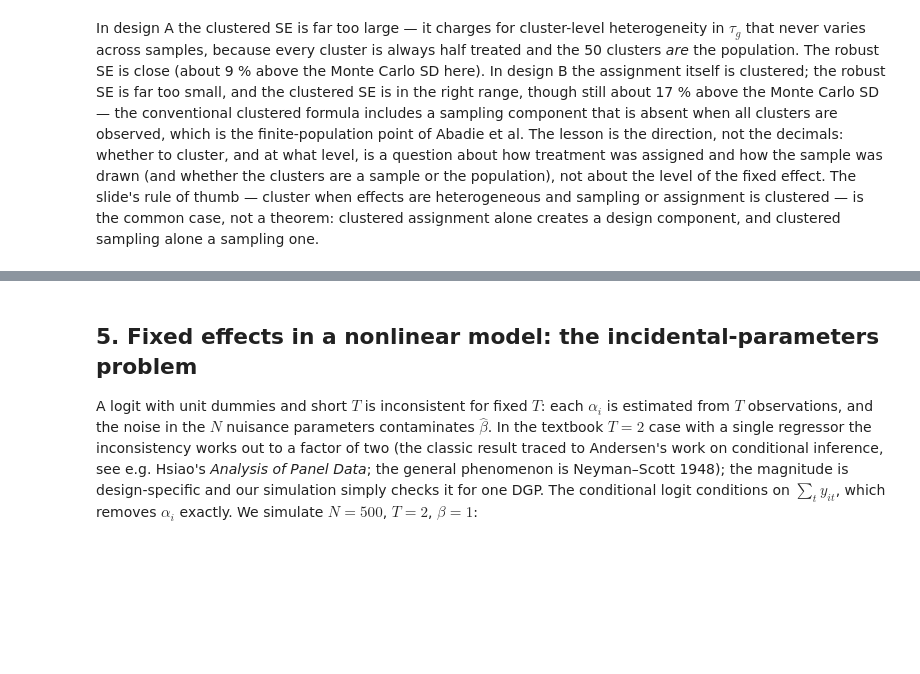
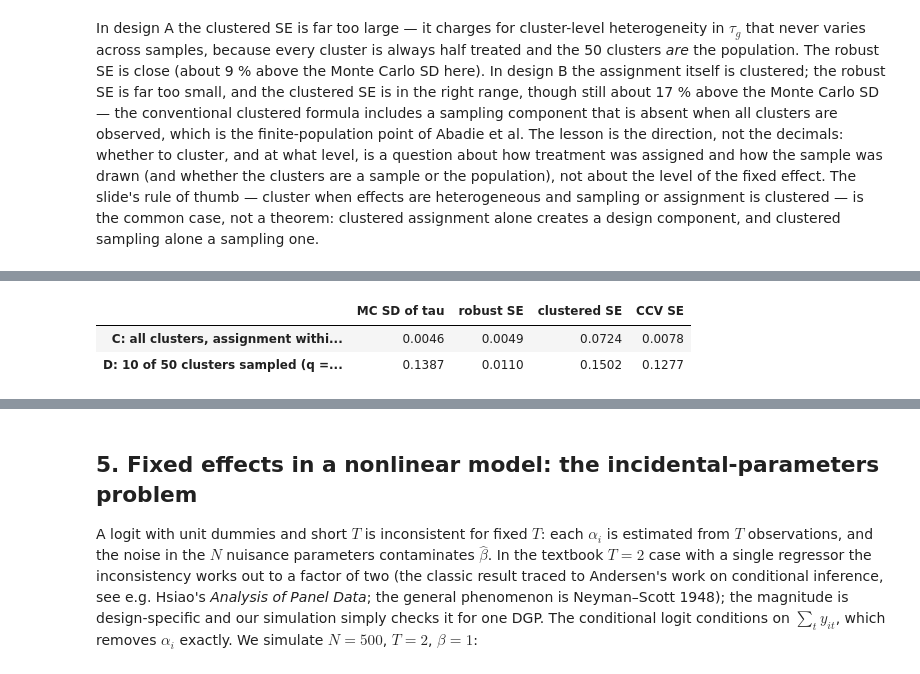
Before and after one commit to felixnoth/metrics-cgde, a Jupyter notebook: session-05-fixed-effects/fixed_effects_standard_errors.ipynb, the cells around one changed output, grey strips where cells are left out. Cells and saved outputs as stored; diff of their text form; code cells hidden in the pictures; blank space fills up the shorter version.

```diff
--- a/session-05-fixed-effects/fixed_effects_standard_errors.ipynb
+++ b/session-05-fixed-effects/fixed_effects_standard_errors.ipynb
@@ -289,0 +362,26 @@ clustered sampling alone a sampling one.
+# %%
+def ccv_designs(G=50, n=4000, reps=60, q=1.0, rng=rng_ccv):
+    g = np.repeat(np.arange(G), n)
+    tau_g = rng.normal(1.0, 0.5, G)
+    y0 = rng.normal(0, 0.3, G)[g] + rng.normal(0, 1, G * n)         # fixed potential outcomes: the finite population
+    b, se_hc, se_cl, se_ccv = [], [], [], []
+    for _ in range(reps):
+        w = rng.binomial(1, 0.5, G * n)                              # assignment is the randomness ...
+        keep = np.ones(G * n, bool)
+        if q < 1:                                                     # ... plus which clusters are sampled
+            keep = np.isin(g, rng.choice(G, int(round(q * G)), replace=False))
+        y = y0 + tau_g[g] * w
+        yy, ww, gg = y[keep], w[keep], g[keep]
+        fit = sm.OLS(yy, sm.add_constant(ww)).fit()
+        b.append(fit.params[1])
+        se_hc.append(fit.get_robustcov_results(cov_type="HC1").bse[1])
+        se_cl.append(fit.get_robustcov_results(cov_type="cluster", groups=gg).bse[1])
+        se_ccv.append(ccv_se(yy, ww, gg, q=q, p=1.0, rng=rng))
+    return pd.Series({"MC SD of tau": np.std(b), "robust SE": np.mean(se_hc), "clustered SE": np.mean(se_cl), "CCV SE": np.mean(se_ccv)})
+
+pd.DataFrame({"C: all clusters, assignment within (q = 1)": ccv_designs(q=1.0),
+              "D: 10 of 50 clusters sampled (q = 0.2)":    ccv_designs(q=0.2)}).T
+# %% [output]
+|  | MC SD of tau | robust SE | clustered SE | CCV SE |
+| C: all clusters, assignment withi... | 0.0046 | 0.0049 | 0.0724 | 0.0078 |
+| D: 10 of 50 clusters sampled (q =... | 0.1387 | 0.0110 | 0.1502 | 0.1277 |
```
Also changed, not shown: parts of 6 cells of this notebook, 1 other file.
